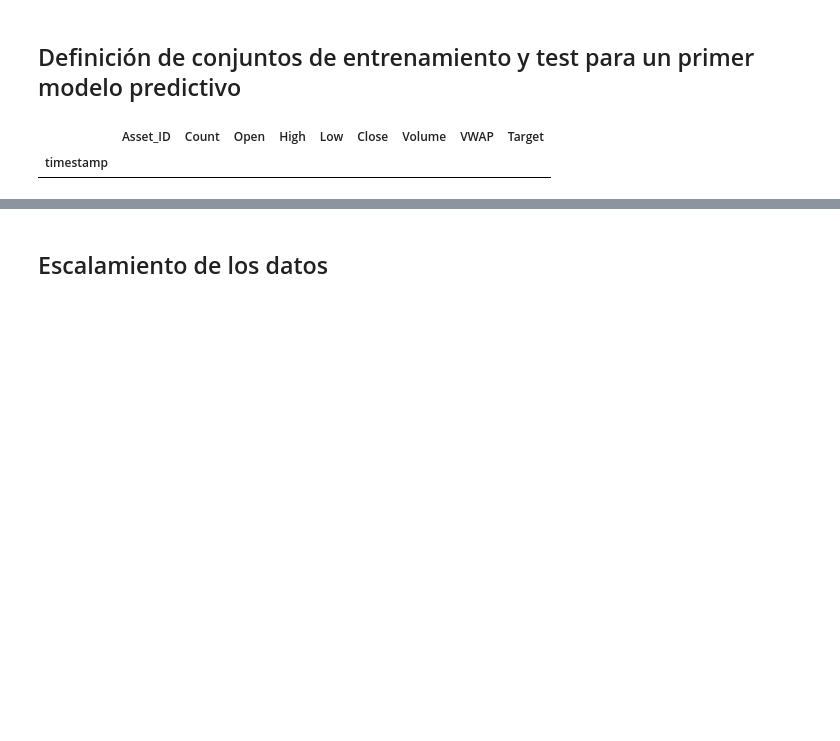
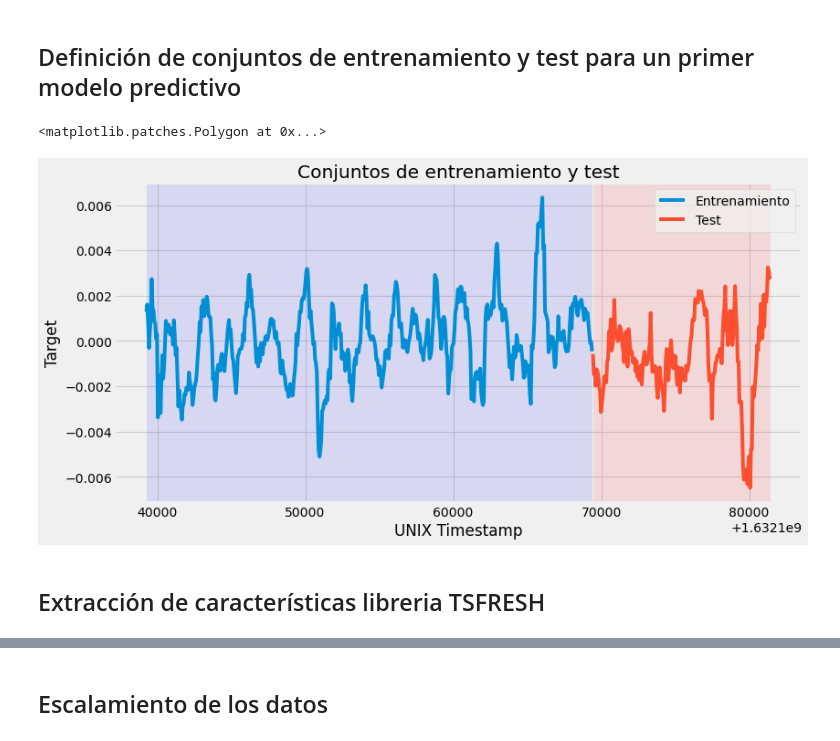
Before and after one commit to juanda9709/Crypto_Forecasting-, a Jupyter notebook: notebooks/Primera iteración.ipynb, the cells around one changed output, grey strips where cells are left out. Drawn from its saved outputs; the diff is of its cells as text; code cells hidden in the pictures; blank space fills up the shorter version.

Commit message:
Extracción y selección de Variables

```diff
--- a/notebooks/Primera iteración.ipynb
+++ b/notebooks/Primera iteración.ipynb
@@ -618,43 +581,38 @@ y_test_new = bitcoin.loc[fecha_test:fecha_test2].fillna(0)
-# %%
-bitcoin.iloc[int(fecha_prueba):]
-# %% [output]
-|  | Asset_ID | Count | Open | High | Low | Close | Volume | VWAP | Target |
-| timestamp |  |  |  |  |  |  |  |  |  |
+# %%
+days = 10
+test_size = 0.3
+total_minutes = days*1440
+train_minutes = int(total_minutes*(1-test_size))
+test_minutes = total_minutes - train_minutes
+
+X_train_new = bitcoin.iloc[int(-1*total_minutes):int(-1*test_minutes)]
+X_train_new = X_train_new.drop(['Target'], axis = 1)
+y_train_new = y.iloc[int(-1*total_minutes):int(-1*test_minutes)]
+
+X_test_new = bitcoin.iloc[int(-1*test_minutes):-16]
+X_test_new = X_test_new.drop(['Target'], axis = 1)
+y_test_new = y.iloc[int(-1*test_minutes):-16]
 # %%
 
 import pandas as pd
 import numpy as np
 import matplotlib.pyplot as plt
 from statsmodels.tsa.holtwinters import ExponentialSmoothing
 %matplotlib inline
 plt.style.use('fivethirtyeight')
 from pylab import rcParams
-rcParams['figure.figsize'] = 14,8
+rcParams['figure.figsize'] = 12,6
 
-#Labels and titles
-plt.xlabel("Time")
-plt.ylabel("Passengers")
-plt.title("3 fold cross-validation")
+plt.xlabel("UNIX Timestamp")
+plt.ylabel("Target")
+plt.title("Conjuntos de entrenamiento y test")
 
-#First fold- CV
-plt.plot(train1.index, train1, label='Train1')
-plt.plot(test1.index, test1, label='Test1')
-plt.plot(pred1.index, pred1, label='Holt-Winters prediction1')
+plt.plot(y_train_new.index, y_train_new, label='Entrenamiento')
+plt.plot(y_test_new.index, y_test_new, label='Test')
 plt.legend(loc='best')
-#Highlighting the region
-plt.axvspan(test1.index[0], test1.index[-1],  facecolor='g', alpha=0.1)
 
-#Second fold
-plt.plot(train2.index, train2, label='Train2')
-plt.plot(test2.index, test2, label='Test2')
-plt.plot(pred2.index, pred2, label='Holt-Winters prediction2')
-plt.legend(loc='best')
-#Highlighting the region
-plt.axvspan(test2.index[0], test2.index[-1],  facecolor='r', alpha=0.2)
-
-#Third fold
-plt.plot(test3.index, test3, label='Test3')
-plt.plot(pred3.index, pred3, label='Holt-Winters prediction3')
-plt.legend(loc='best')
-#Highlighting the region
-plt.axvspan(test3.index[0], test3.index[-1],  facecolor='b', alpha=0.3)
+plt.axvspan(y_test_new.index[0], y_test_new.index[-1],  facecolor='r', alpha=0.1)
+plt.axvspan(y_train_new.index[0], y_train_new.index[-1],  facecolor='b', alpha=0.1)
+# %% [output]
+<matplotlib.patches.Polygon at 0x...>
+[figure, added]
@@ -662,0 +619,2 @@ plt.axvspan(test3.index[0], test3.index[-1],  facecolor='b', alpha=0.3)
+# %% [markdown]
+## Extracción de características libreria TSFRESH
```
Also changed, not shown: parts of 59 cells of this notebook, 20 other files.
